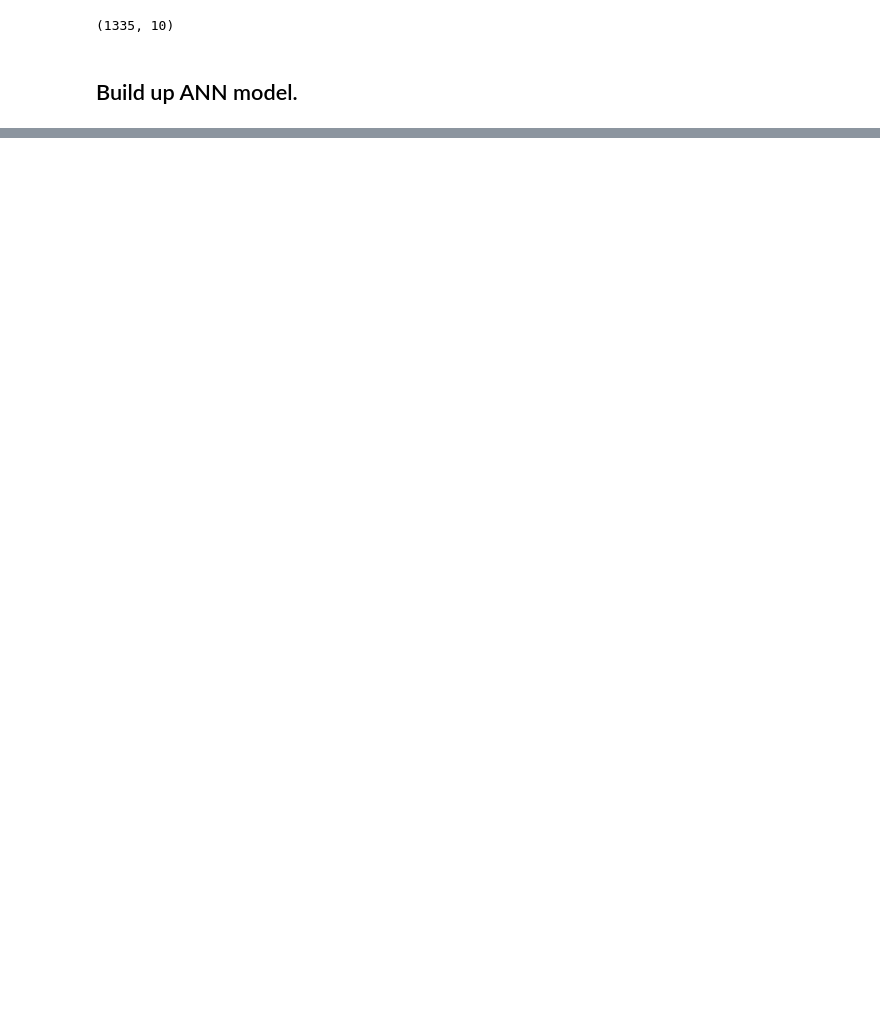
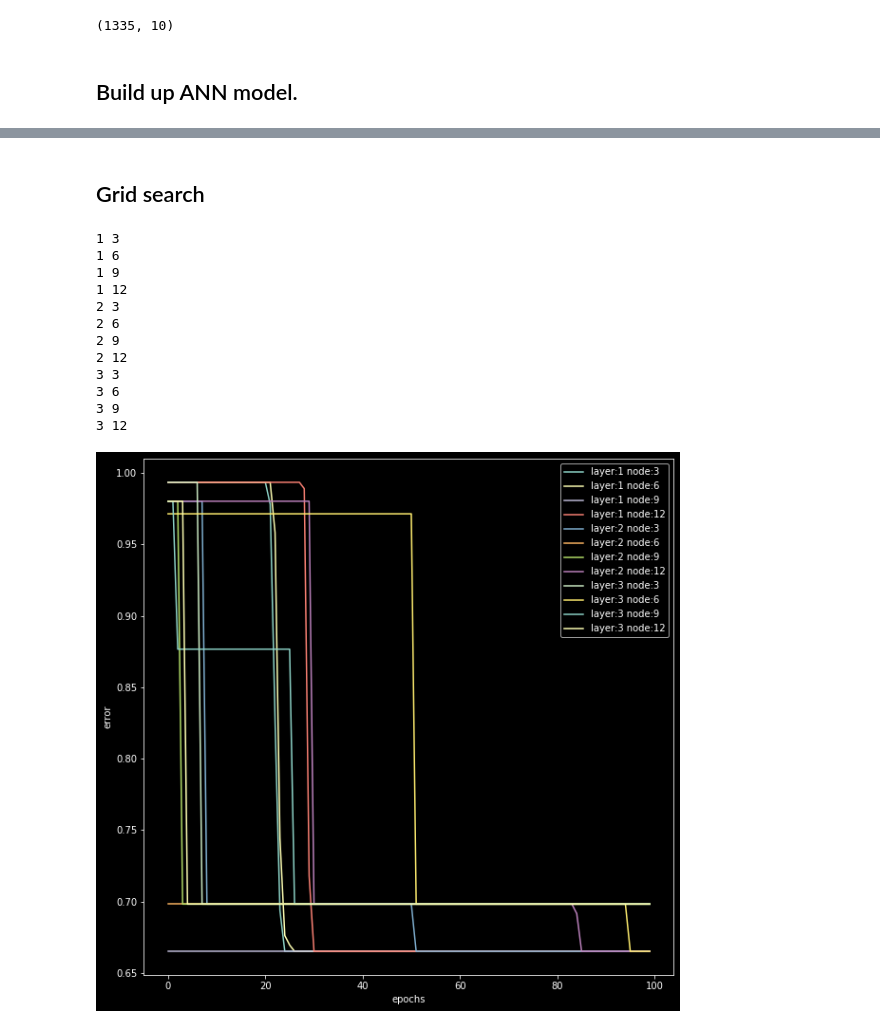
Before and after one commit to RyanYin04/MachineLearningPractice, a Jupyter notebook: 171ass2/Assignment2.ipynb, the cells around one changed output, grey strips where cells are left out. Saved outputs shown, nothing was run; the diff lists cells and outputs as text; code cells hidden in the pictures; blank space fills up the shorter version.

```diff
--- a/171ass2/Assignment2.ipynb
+++ b/171ass2/Assignment2.ipynb
@@ -220,0 +285,40 @@ plt.show()
+# %% [markdown]
+## Grid search
+# %%
+import time
+plt.figure(figsize = (10, 10))
+test_error = np.zeros((3, 4))
+t = []
+for i,layer in enumerate([1,2,3]):
+    for k,node in enumerate([3, 6, 9, 12]):
+        err_tracker = call_err(2)
+        print(layer, node)
+        mlp = MLP(layer, node, learning_rate = 0.005)
+        start = time.clock()
+        his = mlp.fit(x_, y_, epochs = 100, batch_size = 128, verbose = 0, callbacks = [err_tracker])
+        end = time.clock()
+        t.append(end - start)
+        pred = mlp.predict(x_te).argmax(axis = 1)
+        err = get_err(te, pred, mode = 2)
+        test_error[i, k] = err
+        plt.plot(err_tracker.err_te, label = 'layer:{} node:{}'.format(layer, node))
+
+plt.legend()
+plt.xlabel('epochs')
+plt.ylabel('error')
+plt.savefig('pics/grid_search1.png')
+plt.show()
+# %% [output]
+1 3
+1 6
+1 9
+1 12
+2 3
+2 6
+2 9
+2 12
+3 3
+3 6
+3 9
+3 12
+[figure, added]
```
Also changed, not shown: parts of 29 cells of this notebook.
